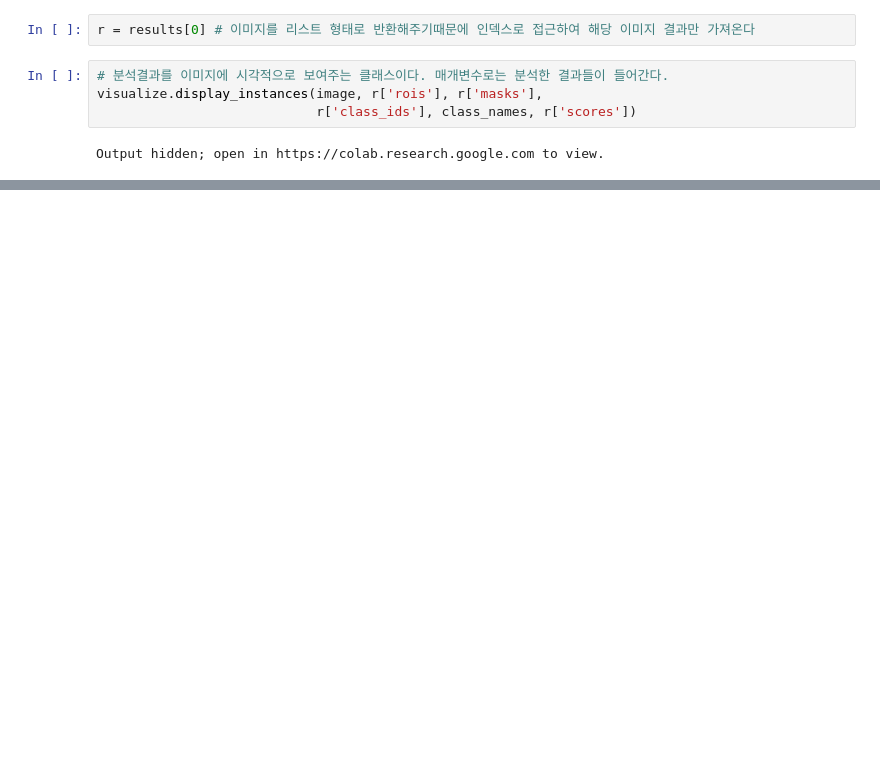
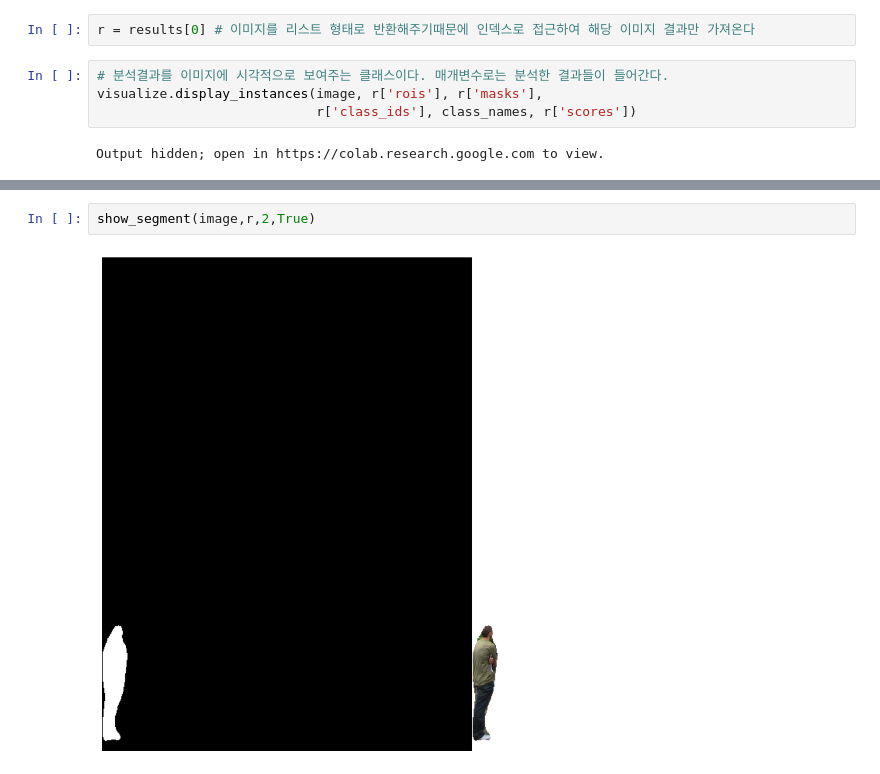
Before and after one commit to LJHgithub2/Computer-Vision, a Jupyter notebook: Image Segmentation/Image_Segmentation.ipynb, the cells around one changed output, grey strips where cells are left out. Cells and saved outputs as stored; diff of their text form; blank space fills up the shorter version.

```diff
--- a/Image Segmentation/Image_Segmentation.ipynb
+++ b/Image Segmentation/Image_Segmentation.ipynb
@@ -362,0 +417,4 @@ segmentation
+# %%
+show_segment(image,r,2,True)
+# %% [output]
+[figure, added]
```
Also changed, not shown: parts of 16 cells of this notebook.
